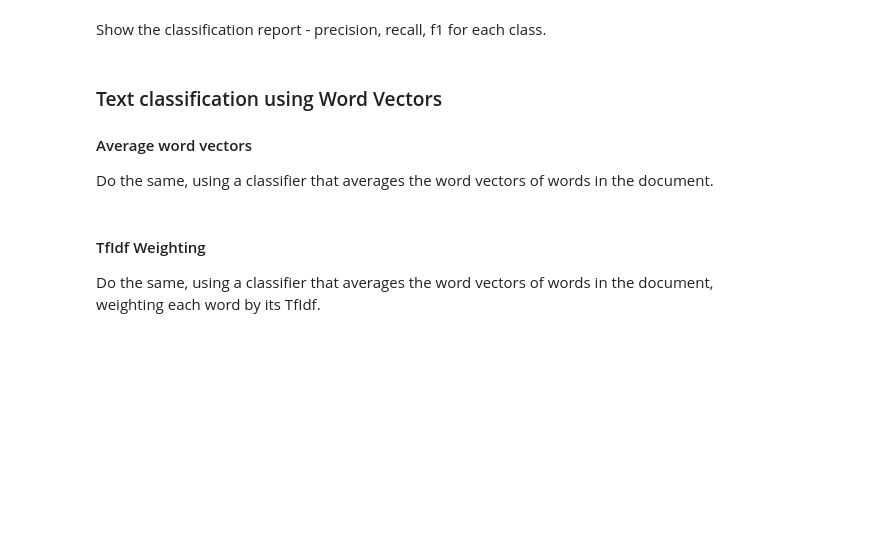
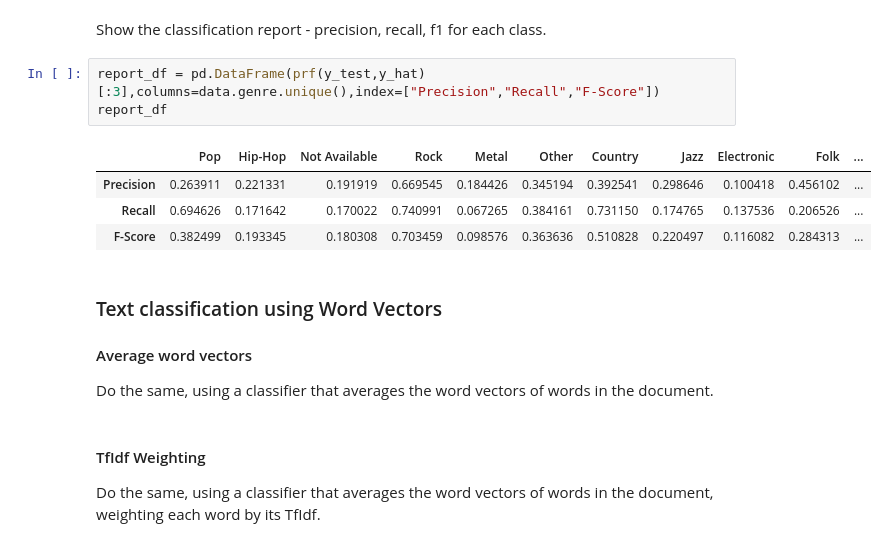
Before and after one commit to Hernanros/Y_Data_DL, a Jupyter notebook: [HW#3]Word_embeddings/DL_word_embedding_assignment.ipynb, the cells around one changed output. Cells and saved outputs as stored; diff of their text form; blank space fills up the shorter version.

```diff
--- a/[HW#3]Word_embeddings/DL_word_embedding_assignment.ipynb
+++ b/[HW#3]Word_embeddings/DL_word_embedding_assignment.ipynb
@@ -669,5 +689,13 @@ Show the confusion matrix.
 # %% [markdown]
 Show the classification report - precision, recall, f1 for each class.
+# %%
+report_df = pd.DataFrame(prf(y_test,y_hat)[:3],columns=data.genre.unique(),index=["Precision","Recall","F-Score"])
+report_df
+# %% [output]
+|  | Pop | Hip-Hop | Not Available | Rock | Metal | Other | Country | Jazz | Electronic | Folk | ... |
+| Precision | 0.263911 | 0.221331 | 0.191919 | 0.669545 | 0.184426 | 0.345194 | 0.392541 | 0.298646 | 0.100418 | 0.456102 | ... |
+| Recall | 0.694626 | 0.171642 | 0.170022 | 0.740991 | 0.067265 | 0.384161 | 0.731150 | 0.174765 | 0.137536 | 0.206526 | ... |
+| F-Score | 0.382499 | 0.193345 | 0.180308 | 0.703459 | 0.098576 | 0.363636 | 0.510828 | 0.220497 | 0.116082 | 0.284313 | ... |
 # %% [markdown]
 ### Text classification using Word Vectors
 #### Average word vectors
```
Also changed, not shown: parts of 10 cells of this notebook.
